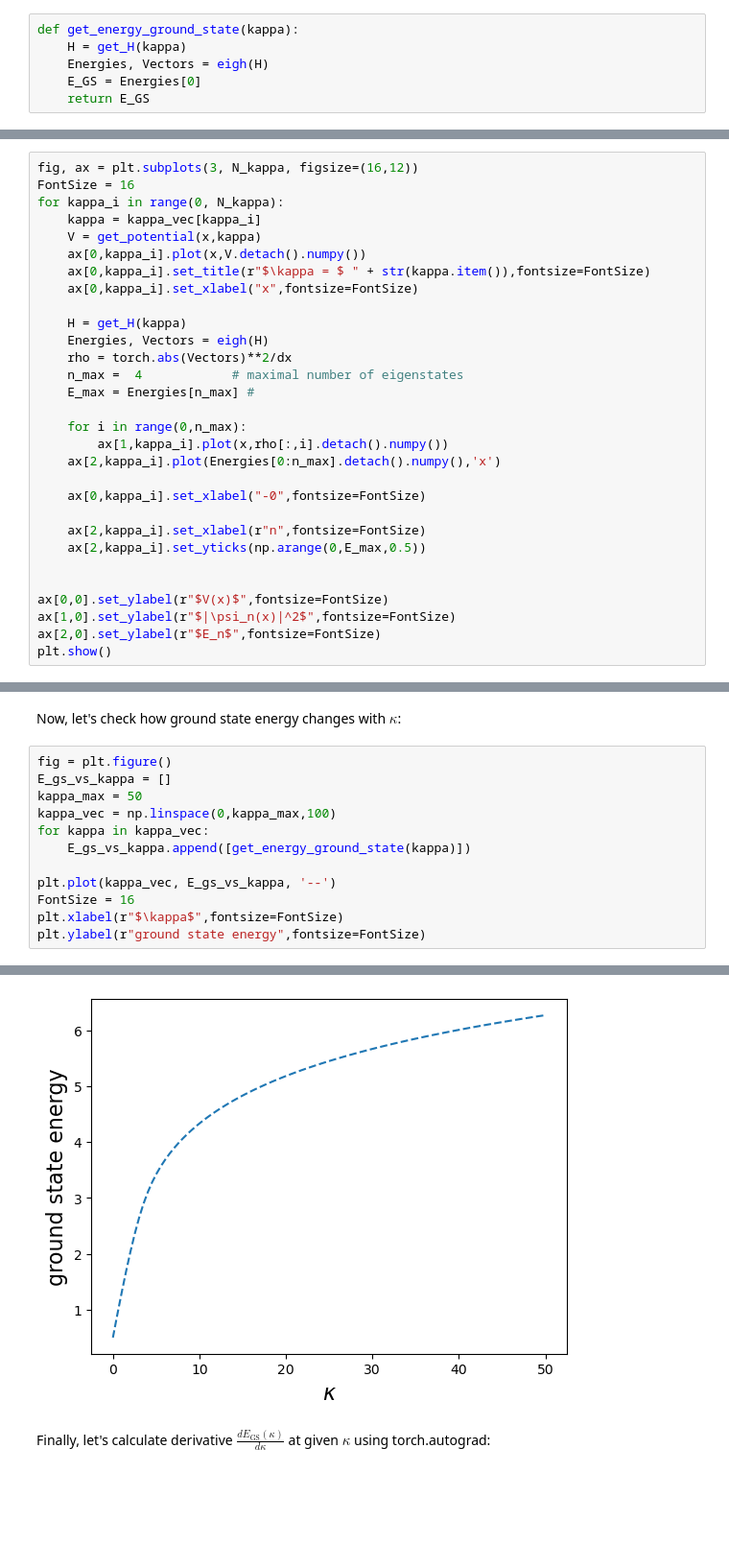
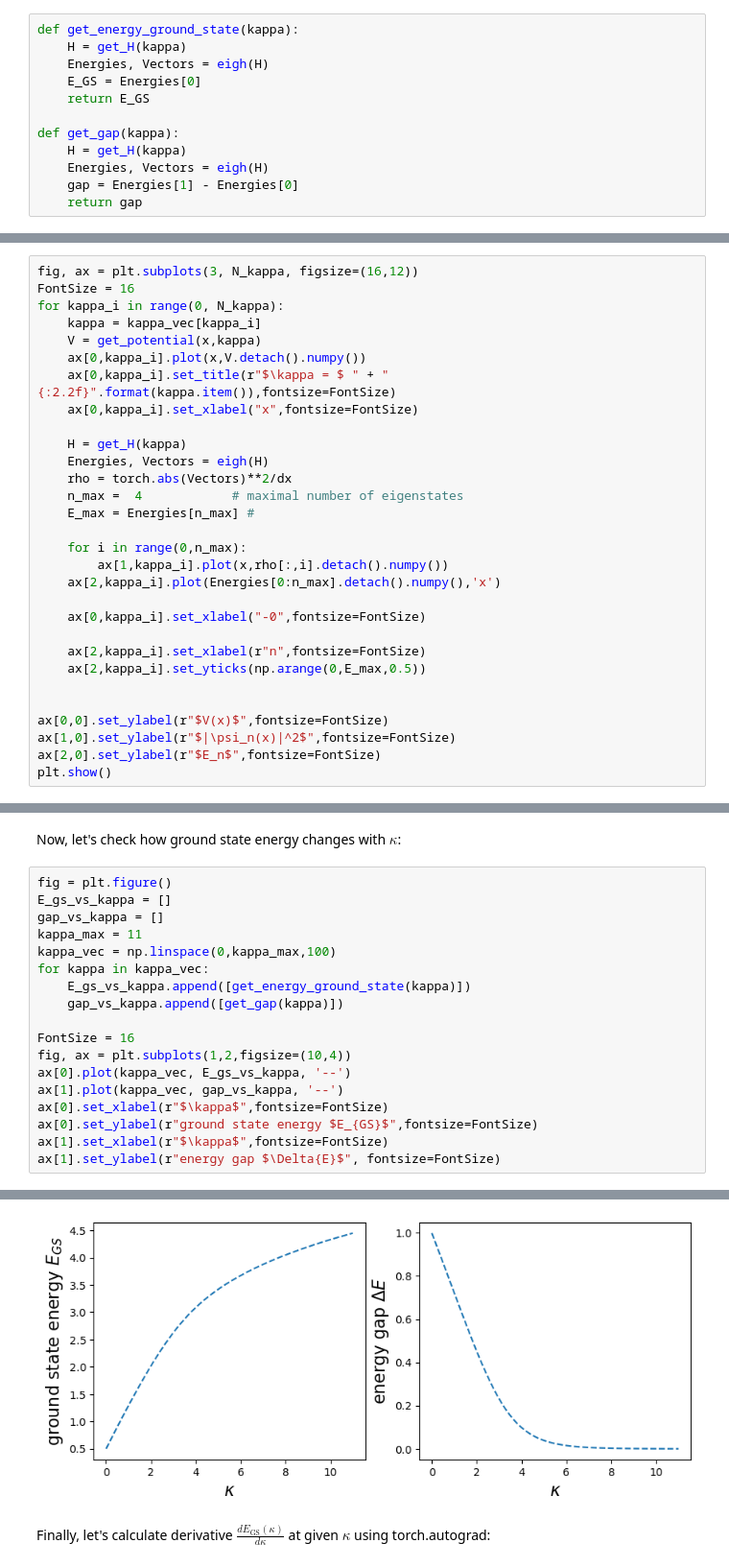
Before and after one commit to BorjaRequena/Neural-Network-Course, a Jupyter notebook: nbs/course/automatic_differentiation_pytorch.ipynb, the cells around one changed output, grey strips where cells are left out. Shown at 96% size. Saved outputs shown, nothing was run; the diff lists cells and outputs as text; blank space fills up the shorter version.

```diff
--- a/nbs/course/automatic_differentiation_pytorch.ipynb
+++ b/nbs/course/automatic_differentiation_pytorch.ipynb
@@ -353,6 +353,12 @@ def get_energy_ground_state(kappa):
     Energies, Vectors = eigh(H)
     E_GS = Energies[0]
     return E_GS
+
+def get_gap(kappa):
+    H = get_H(kappa)
+    Energies, Vectors = eigh(H)
+    gap = Energies[1] - Energies[0]
+    return gap
 # %% [markdown]
 Let's see density of few first eigenstates of the Hamiltonian for given parameter $\kappa$:
 # %%
@@ -362,7 +368,7 @@ for kappa_i in range(0, N_kappa):
     kappa = kappa_vec[kappa_i]
     V = get_potential(x,kappa)
     ax[0,kappa_i].plot(x,V.detach().numpy())
-    ax[0,kappa_i].set_title(r"$\kappa = $ " + str(kappa.item()),fontsize=FontSize)
+    ax[0,kappa_i].set_title(r"$\kappa = $ " + "{:2.2f}".format(kappa.item()),fontsize=FontSize)
     ax[0,kappa_i].set_xlabel("x",fontsize=FontSize)
 
     H = get_H(kappa)
@@ -392,13 +398,19 @@ Now, let's check how ground state energy changes with $\kappa$:
 # %%
 fig = plt.figure()
 E_gs_vs_kappa = []
-kappa_max = 50
+gap_vs_kappa = []
+kappa_max = 11
 kappa_vec = np.linspace(0,kappa_max,100)
 for kappa in kappa_vec:
     E_gs_vs_kappa.append([get_energy_ground_state(kappa)])
+    gap_vs_kappa.append([get_gap(kappa)])
 
-plt.plot(kappa_vec, E_gs_vs_kappa, '--')
 FontSize = 16
-plt.xlabel(r"$\kappa$",fontsize=FontSize)
-plt.ylabel(r"ground state energy",fontsize=FontSize)
+fig, ax = plt.subplots(1,2,figsize=(10,4))
+ax[0].plot(kappa_vec, E_gs_vs_kappa, '--')
+ax[1].plot(kappa_vec, gap_vs_kappa, '--')
+ax[0].set_xlabel(r"$\kappa$",fontsize=FontSize)
+ax[0].set_ylabel(r"ground state energy $E_{GS}$",fontsize=FontSize)
+ax[1].set_xlabel(r"$\kappa$",fontsize=FontSize)
+ax[1].set_ylabel(r"energy gap $\Delta{E}$", fontsize=FontSize)
 # %% [output]
@@ -406,4 +419,4 @@ Text(0, 0.5, 'ground state energy')
-[figure, old version]
+[figure, new version]
 # %% [markdown]
 Finally, let's calculate derivative $\frac{d E_{\text{GS}}(\kappa)}{d \kappa}$ at given $\kappa$ using torch.autograd:
 # %%
```
Also changed, not shown: parts of 5 cells of this notebook, 1 other file.
